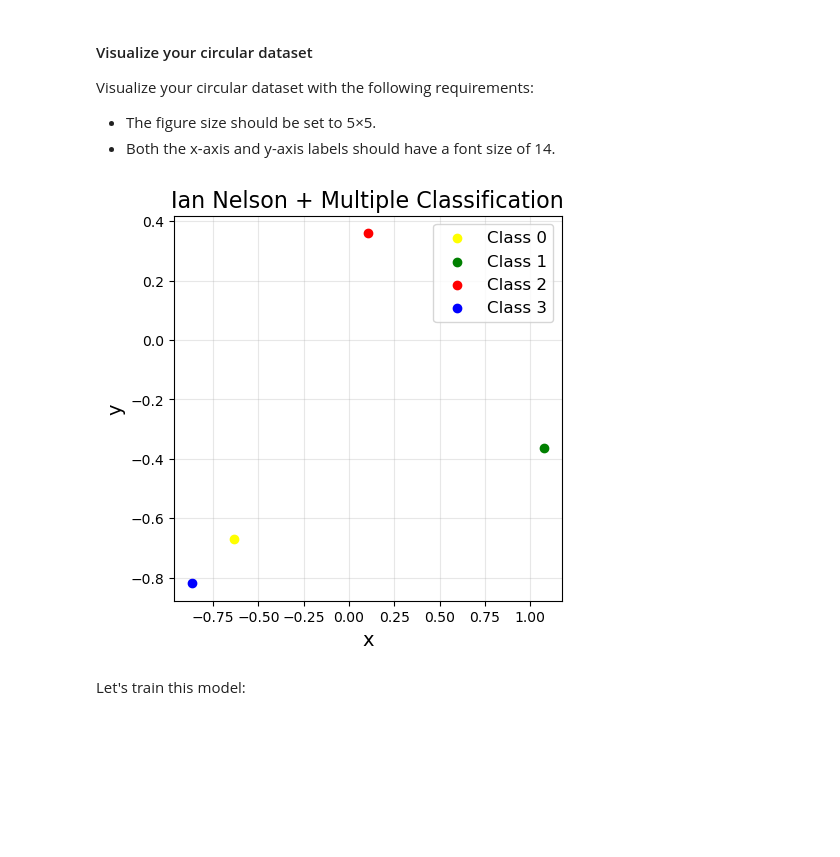
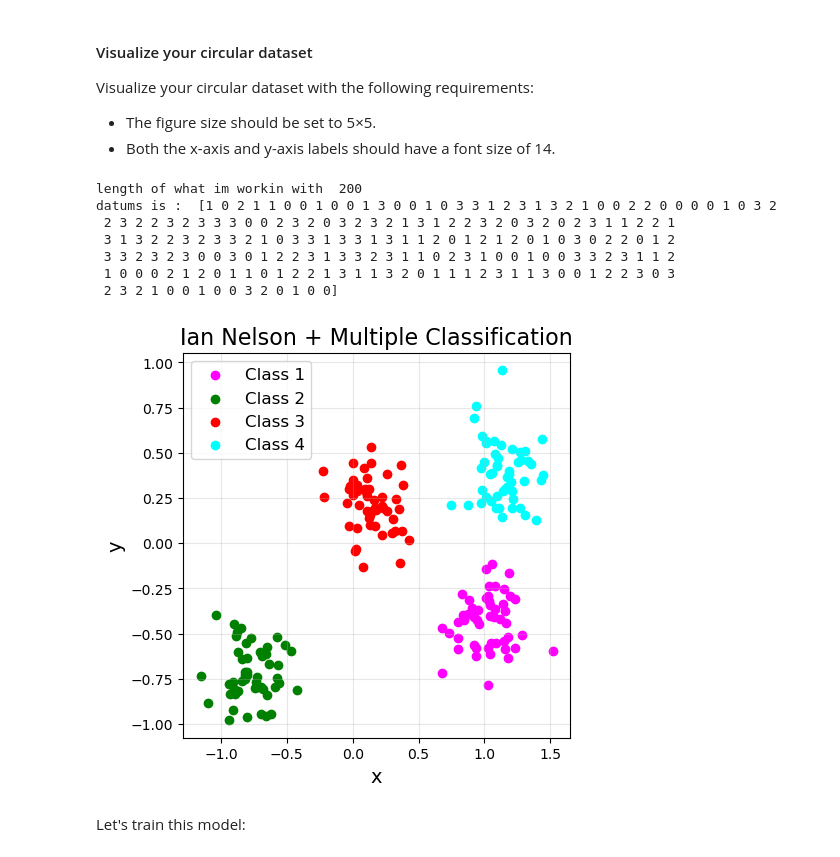
Before and after one commit to Ian-Nelson01/CS-457-Lab-5, a Jupyter notebook: Lab5.ipynb, the cells around one changed output. Cells and saved outputs as stored; diff of their text form; code cells hidden in the pictures; blank space fills up the shorter version.

```diff
--- a/Lab5.ipynb
+++ b/Lab5.ipynb
@@ -434,30 +459,47 @@ Visualize your circular dataset with the following requirements:
 
 - The figure size should be set to 5×5.
 - Both the x-axis and y-axis labels should have a font size of 14.
-# %%
-# ASK ZHU FOR HELP ON THIS TOO
-# I FEEL LIKE IM SUPPOSED TO HAVE MORE POINTS ON THE GRAPH
-
-# Plot each class
-# Your code plot with scatter
-plt.figure(figsize=(5, 5))
-# Add Label and title
-plt.title("Ian Nelson + Multiple Classification", fontsize=16)
-# Your code
-plt.scatter(X[0, 0], X[0, 1], color='yellow', label='Class 0')
-plt.scatter(X[1, 0], X[1, 1], color='green', label='Class 1')
-plt.scatter(X[2, 0], X[2, 1], color='red', label='Class 2')
-plt.scatter(X[3, 0], X[3, 1], color='blue', label='Class 3')
-
-
-plt.xlabel("x", fontsize=14)
-plt.ylabel("y", fontsize=14)
-plt.legend(fontsize=12)
-plt.grid(alpha=0.3)
-
-plt.show()
-# %% [output]
-[figure, removed]
+# %%
+
+# Plot each class
+# Your code plot with scatter
+
+#The figure size should be set to 5×5
+plt.figure(figsize=(5, 5))
+# Add Label and title
+plt.title("Ian Nelson + Multiple Classification", fontsize=16)
+# Your code
+print("length of what im workin with ", len(y))
+
+#y determines which class a point belongs to
+print("datums is : ", y)
+
+#color code each class via dict
+colors = {0: 'magenta', 1: 'green', 2: 'red', 3: 'cyan'}
+
+#for each class of data, take all from 1 class and plot
+for colorClass in colors:
+    #get points from x that correspond to y, where y = current color class
+    class_points = X[y == colorClass]
+    #plot ant label
+    plt.scatter(class_points[:, 0], class_points[:, 1], color=colors[colorClass], label=f'Class {colorClass + 1}')
+
+#Both the x-axis and y-axis labels should have a font size of 14.
+plt.xlabel("x", fontsize=14)
+plt.ylabel("y", fontsize=14)
+plt.legend(fontsize=12)
+plt.grid(alpha=0.3)
+
+plt.show()
+# %% [output]
+length of what im workin with  200
+datums is :  [1 0 2 1 1 0 0 1 0 0 1 3 0 0 1 0 3 3 1 2 3 1 3 2 1 0 0 2 2 0 0 0 0 1 0 3 2
+ 2 3 2 2 3 2 3 3 3 0 0 2 3 2 0 3 2 3 2 1 3 1 2 2 3 2 0 3 2 0 2 3 1 1 2 2 1
+ 3 1 3 2 2 3 2 3 3 2 1 0 3 3 1 3 3 1 3 1 1 2 0 1 2 1 2 0 1 0 3 0 2 2 0 1 2
+ 3 3 2 3 2 3 0 0 3 0 1 2 2 3 1 3 3 2 3 1 1 0 2 3 1 0 0 1 0 0 3 3 2 3 1 1 2
+ 1 0 0 0 2 1 2 0 1 1 0 1 2 2 1 3 1 1 3 2 0 1 1 1 2 3 1 1 3 0 0 1 2 2 3 0 3
+ 2 3 2 1 0 0 1 0 0 3 2 0 1 0 0]
+[figure, added]
 # %% [markdown]
 Let's train this model:
 # %%
```
Also changed, not shown: parts of 16 cells of this notebook.
